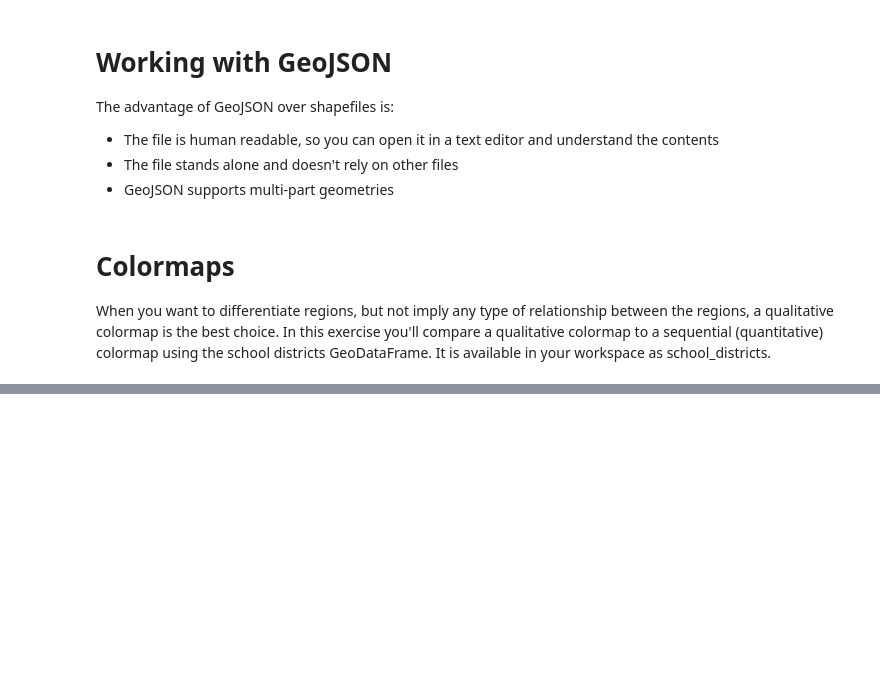
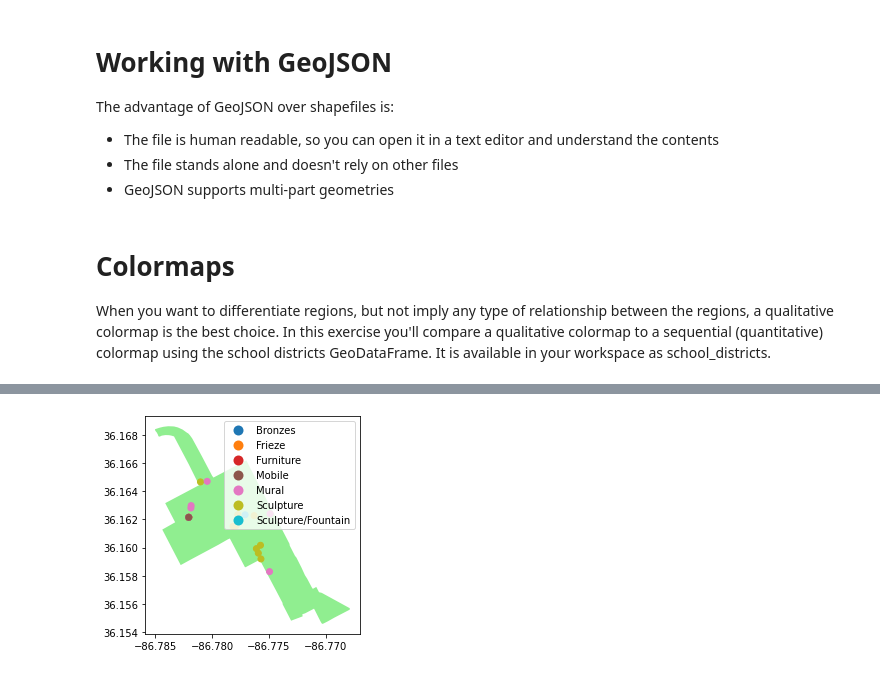
Before and after one commit to MohamedFarih/datacamp-playground, a Jupyter notebook: visualizing-geospatial-data-in-python/2. Creating and joining GeoDataFrames/notebook_section_2.ipynb, the cells around one changed output, grey strips where cells are left out. Saved outputs shown, nothing was run; the diff lists cells and outputs as text; code cells hidden in the pictures; blank space fills up the shorter version.

```diff
--- a/visualizing-geospatial-data-in-python/2. Creating and joining GeoDataFrames/notebook_section_2.ipynb
+++ b/visualizing-geospatial-data-in-python/2. Creating and joining GeoDataFrames/notebook_section_2.ipynb
@@ -25,0 +111,17 @@ plt.show()
+# %%
+import pandas as pd
+import geopandas as gpd
+from shapely.geometry import Point
+import matplotlib.pyplot as plt
+
+art = pd.read_csv('../datasets/public_art.csv')
+
+# Print the first few rows of the art DataFrame
+print(art.head())
+
+# Create a geometry column from lng & lat
+art['geometry'] = art.apply(lambda x: Point(float(x.Longitude), float(x.Latitude)), axis=1)
+
+# Create a GeoDataFrame from art and verify the type
+art_geo = gpd.GeoDataFrame(art, crs = neighborhoods.crs, geometry = art.geometry)
+print(type(art_geo))
@@ -25,0 +176,10 @@ plt.show()
+# %%
+# import packages
+import geopandas as gpd
+import pandas as pd
+
+# Spatially join neighborhoods with art_geo
+neighborhood_art = gpd.sjoin(art_geo, neighborhoods, op = "within")
+
+# Print the first few rows
+print(neighborhood_art.head())
@@ -25,0 +231,15 @@ plt.show()
+# %%
+# Create urban_art from neighborhood_art where the neighborhood name is Urban Residents
+urban_art = neighborhood_art.loc[neighborhood_art.name == "Urban Residents"]
+
+# Get just the Urban Residents neighborhood polygon and save it as urban_polygon
+urban_polygon = neighborhoods.loc[neighborhoods.name == "Urban Residents"]
+
+# Plot the urban_polygon as ax
+ax = urban_polygon.plot(color = 'lightgreen')
+
+# Add a plot of the urban_art and show it
+urban_art.plot( ax = ax, column = 'Type', legend = True);
+plt.show()
+# %% [output]
+[figure, added]
```
Also changed, not shown: parts of 20 cells of this notebook, 7 other files.
